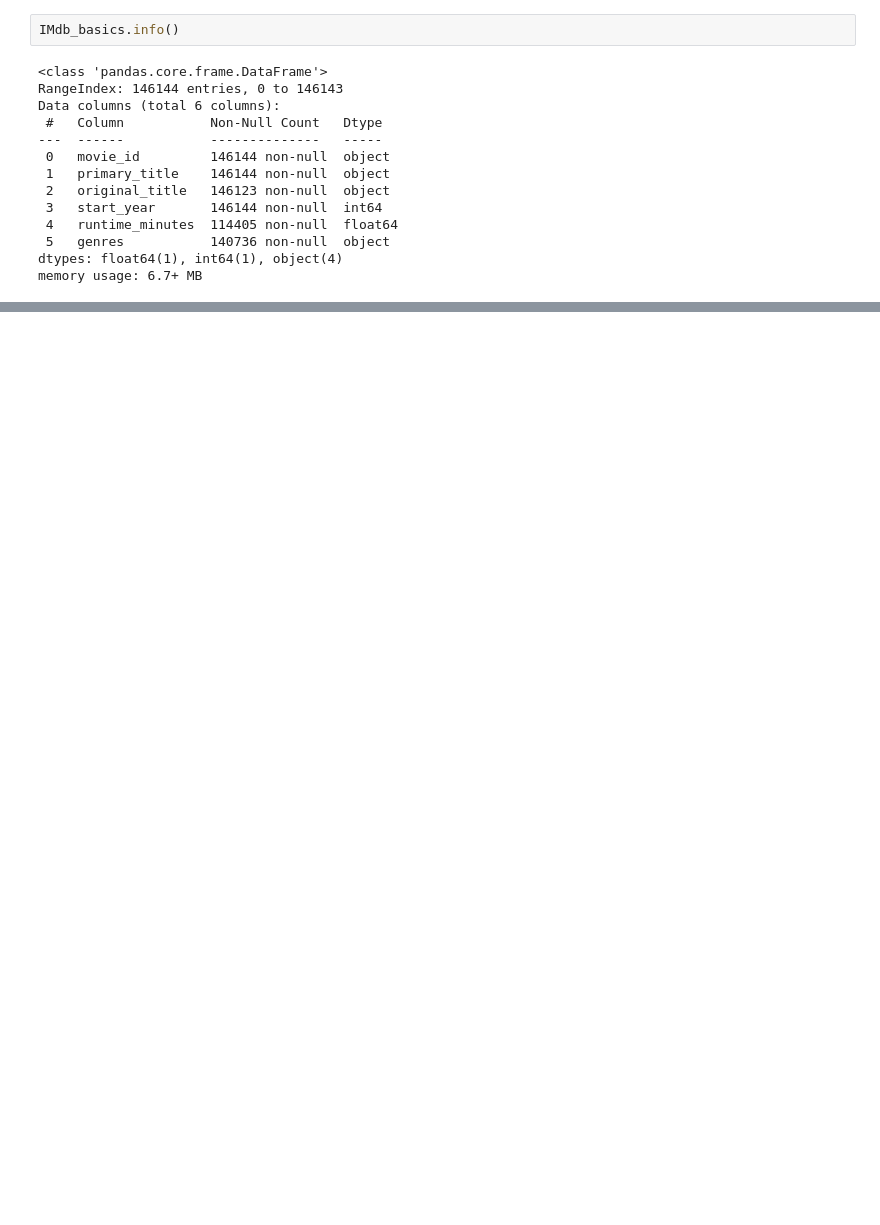
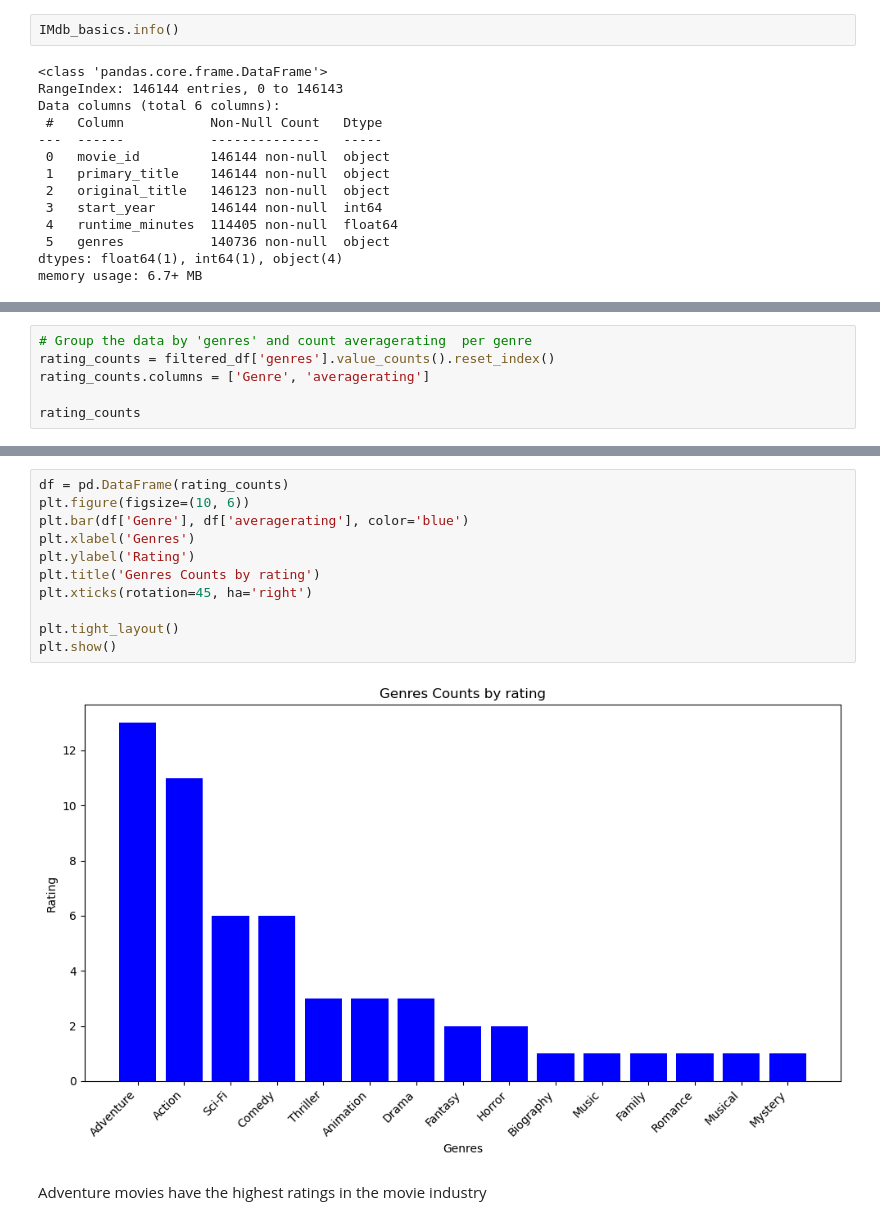
Before and after one commit to fatumakaliku/Moringa-Phase1-project, a Jupyter notebook: student.ipynb, the cells around one changed output, grey strips where cells are left out. Saved outputs shown, nothing was run; the diff lists cells and outputs as text; blank space fills up the shorter version.

```diff
--- a/student.ipynb
+++ b/student.ipynb
@@ -320,0 +1481,6 @@ AttributeError: 'NoneType' object has no attribute 'drop'
+# %%
+# Group the data by 'genres' and count averagerating  per genre
+rating_counts = filtered_df['genres'].value_counts().reset_index()
+rating_counts.columns = ['Genre', 'averagerating']
+
+rating_counts
@@ -320,0 +1504,15 @@ AttributeError: 'NoneType' object has no attribute 'drop'
+# %%
+df = pd.DataFrame(rating_counts)
+plt.figure(figsize=(10, 6))
+plt.bar(df['Genre'], df['averagerating'], color='blue')
+plt.xlabel('Genres')
+plt.ylabel('Rating')
+plt.title('Genres Counts by rating')
+plt.xticks(rotation=45, ha='right')
+
+plt.tight_layout()
+plt.show()
+# %% [output]
+[figure, added]
+# %% [markdown]
+Adventure movies have the highest ratings in the movie industry
```
Also changed, not shown: parts of 210 cells of this notebook, 1 other file.
